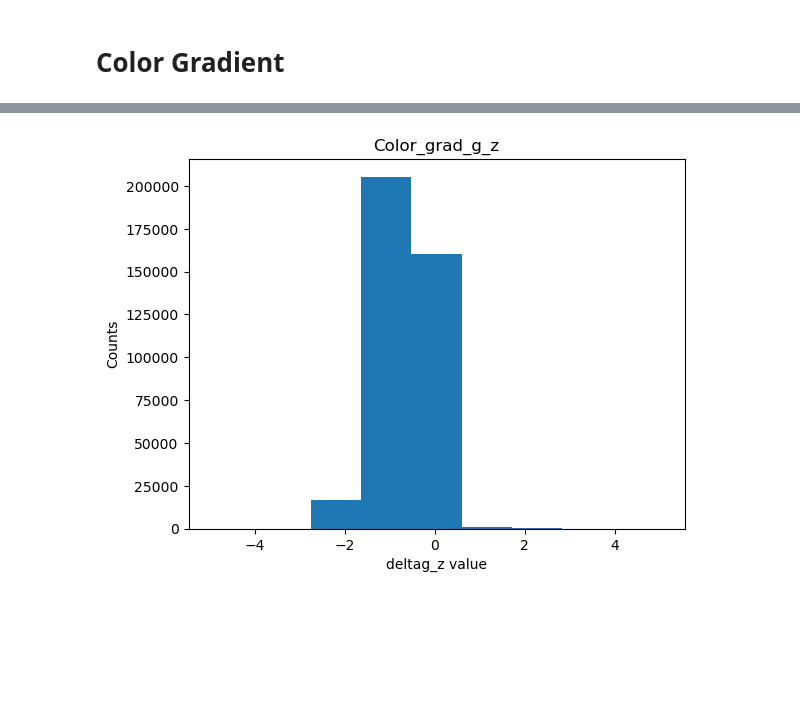
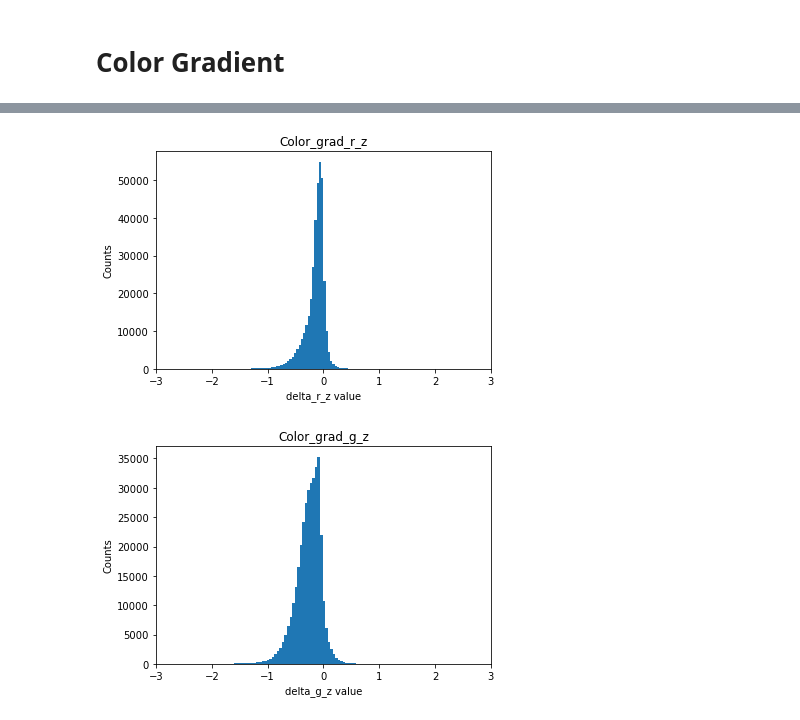
Before and after one commit to DESI-UR/DESI_SGA, a Jupyter notebook: Morphology/Color_Gradient.ipynb, the cells around one changed output, grey strips where cells are left out. Cells and saved outputs as stored; diff of their text form; code cells hidden in the pictures; blank space fills up the shorter version.

Commit message:
updated color gradient values

```diff
--- a/Morphology/Color_Gradient.ipynb
+++ b/Morphology/Color_Gradient.ipynb
@@ -110,7 +251,7 @@ m_r50_Z = m_tot_z + (m0_z * (np.log(inside_log_term50_z)))
 # %%
 # Do calculation for delta Z between r(90) and r(50)
-first_term = 10**((-0.4 * m_r90_Z))
-second_term = 10**((-0.4 * m_r50_Z))
-delta_z90_50 = (-2.5) * np.log10((first_term - second_term) / second_term)
-print(delta_z90_50)
+first_term = 10**(-z_mag_sb26 / 2.5)
+second_term = 10**(-m_r50_Z / 2.5)
+delta_z26_50 = (-2.5) * np.log10((first_term - second_term) / second_term)
+np.unique(delta_z26_50)
 # %% [output]
@@ -136,0 +275,10 @@ m_r50_G = m_tot_g + (m0_g * (np.log(inside_log_term50_g)))
+# %%
+# Do calculation for G band m(r50)
+power_50_g = (r50_r / r0) ** (-alpha_2_g)
+inside_log_term50_g = (1.0 + (alpha_1_g * power_50_g))
+m_r50_G = m_tot_g + (m0_g * (np.log(inside_log_term50_g)))
+m_r50_G[m_r50_G == np.inf] = np.NaN
+
+# Mask 25 values
+m_r50_G[m_r50_G > 26.0] = np.NaN
+np.unique(m_r50_G)
@@ -137,7 +316,7 @@ m_r50_G = m_tot_g + (m0_g * (np.log(inside_log_term50_g)))
 # %%
-# Do calculation for delta G between r(90) and r(50)
-first_term = 10**((-0.4 * m_r90_G))
+# Do calculation for delta G between R26(max r) and r(50)
+first_term = 10**((-0.4 * g_mag_sb26))
 second_term = 10**((-0.4 * m_r50_G))
-delta_g90_50 = (-2.5) * np.log10((first_term - second_term) / second_term)
-print(delta_g90_50)
+delta_g26_50 = (-2.5) * np.log10((first_term - second_term) / second_term)
+np.unique(delta_g26_50)
 # %% [output]
@@ -146,5 +340,5 @@ print(delta_g90_50)
 # %%
 # Actual gradients between m(r90) and m(r50), these are the tiny values
-Grad_gz_r90_50 = delta_g90_50 - delta_z90_50
-Grad_gr_r90_50 = delta_g90_50 - delta_r90_50
-Grad_rz_r90_50 = delta_r90_50 - delta_z90_50
+Grad_gz_r26_50 = delta_g26_50 - delta_z26_50
+Grad_gr_r26_50 = delta_g26_50 - delta_r26_50
+Grad_rz_r26_50 = delta_r26_50 - delta_z26_50
@@ -208,8 +345,18 @@ Table length=383620
+# %%
+plt.hist(Grad_rz_r26_50, bins=500)
+plt.xlim(-3.0, 3.0)
+plt.title('Color_grad_r_z')
+plt.ylabel('Counts')
+plt.xlabel('delta_r_z value')
+plt.show()
+# %% [output]
+[figure, added]
 # %%
-plt.hist(Color_grad_r_z, bins=9)
-plt.title('Color_grad_r_z')
+plt.hist(Grad_gz_r26_50, bins=500)
+plt.xlim(-3.0, 3.0)
+plt.title('Color_grad_g_z')
 plt.ylabel('Counts')
-plt.xlabel('deltar_z value')
+plt.xlabel('delta_g_z value')
 plt.show()
 # %% [output]
-[figure, old version]
+[figure, new version]
```
Also changed, not shown: parts of 31 cells of this notebook, 2 other files.
